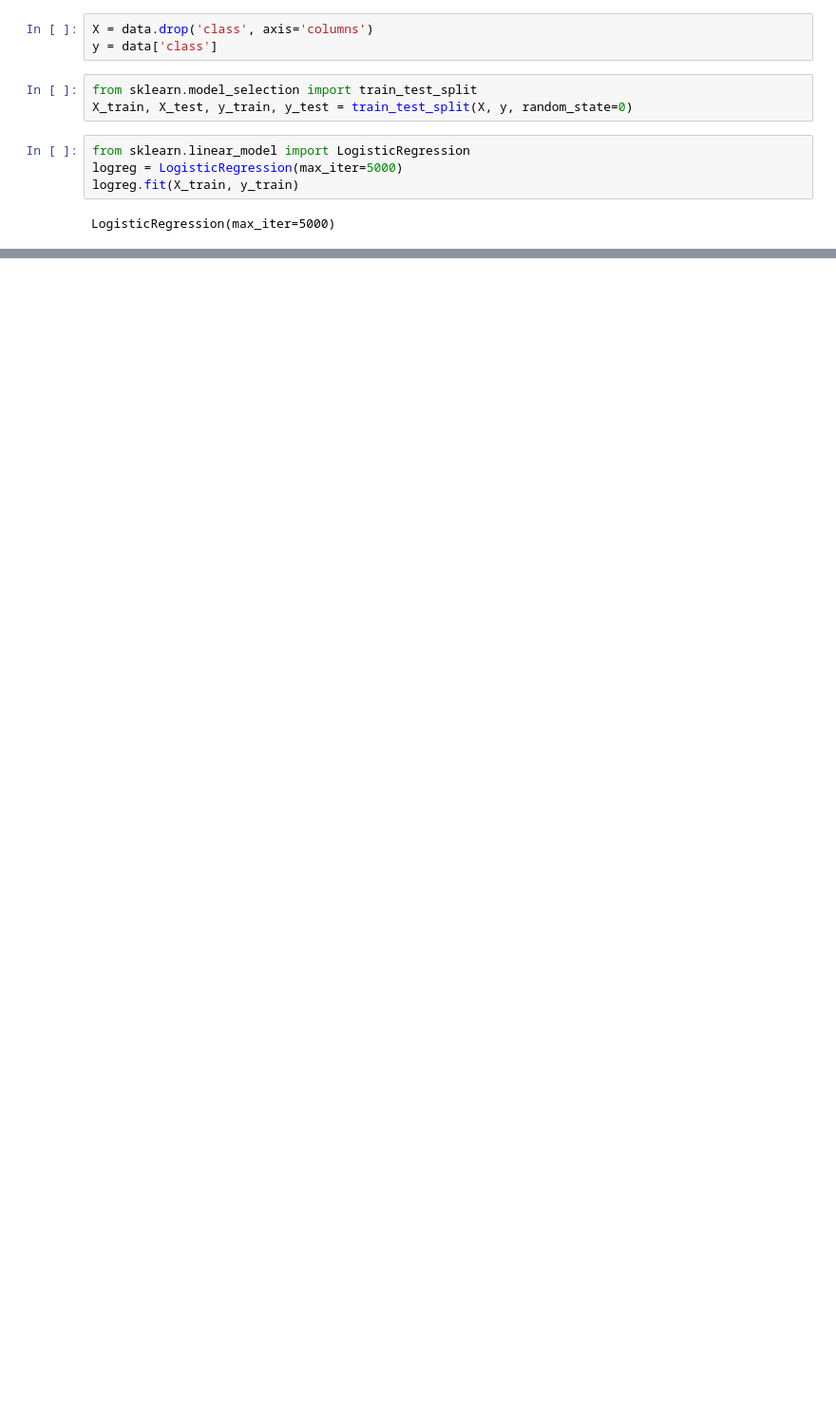
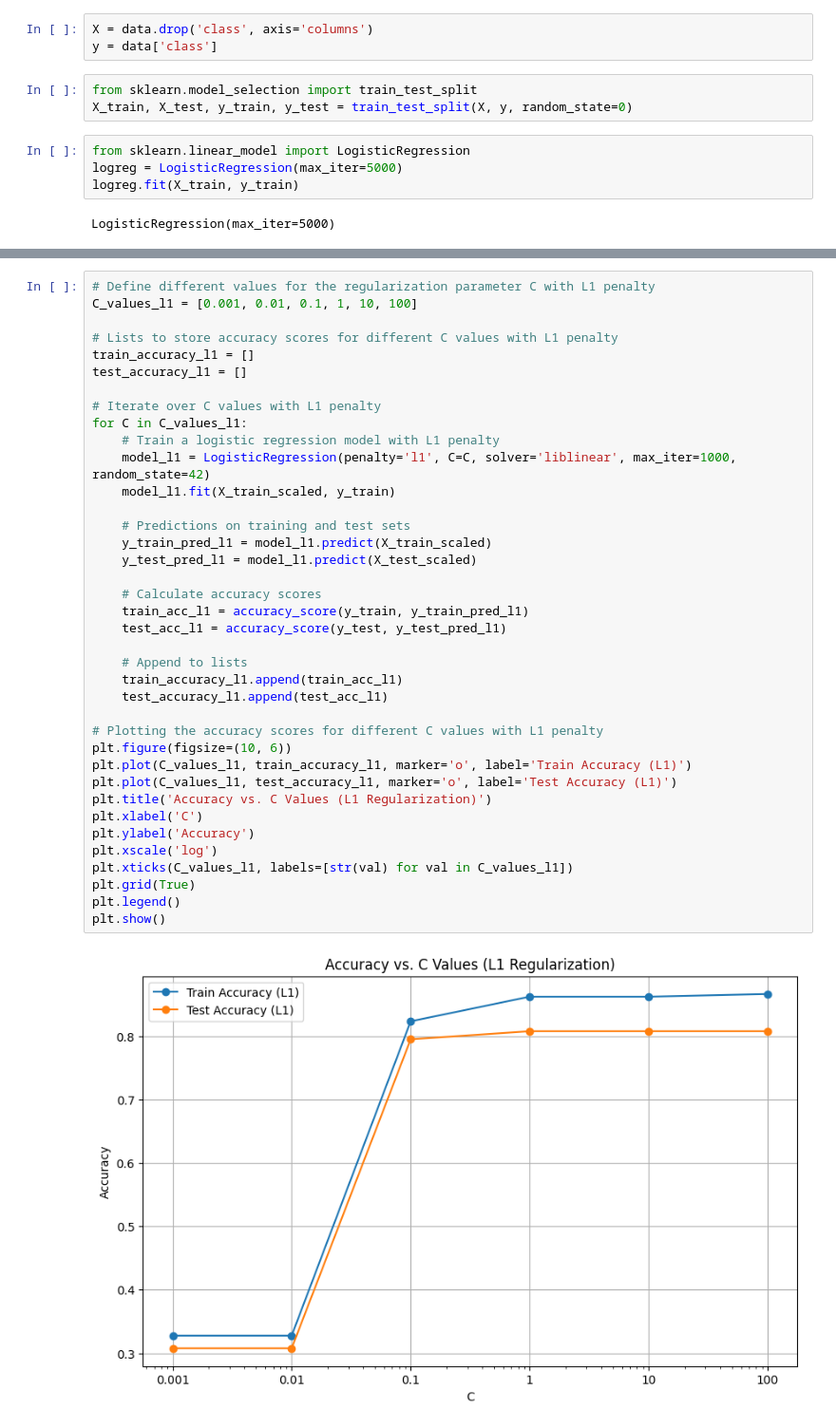
Before and after one commit to Nirmal-Adhikari-hub/AI_Introduction_sem1, a Jupyter notebook: problem_2.ipynb, the cells around one changed output, grey strips where cells are left out. Shown: that part at 95% size. Saved outputs shown, nothing was run; the diff lists cells and outputs as text; blank space fills up the shorter version.

```diff
--- a/problem_2.ipynb
+++ b/problem_2.ipynb
@@ -80,0 +176,40 @@ LogisticRegression(max_iter=5000)
+# %%
+# Define different values for the regularization parameter C with L1 penalty
+C_values_l1 = [0.001, 0.01, 0.1, 1, 10, 100]
+
+# Lists to store accuracy scores for different C values with L1 penalty
+train_accuracy_l1 = []
+test_accuracy_l1 = []
+
+# Iterate over C values with L1 penalty
+for C in C_values_l1:
+    # Train a logistic regression model with L1 penalty
+    model_l1 = LogisticRegression(penalty='l1', C=C, solver='liblinear', max_iter=1000, random_state=42)
+    model_l1.fit(X_train_scaled, y_train)
+
+    # Predictions on training and test sets
+    y_train_pred_l1 = model_l1.predict(X_train_scaled)
+    y_test_pred_l1 = model_l1.predict(X_test_scaled)
+
+    # Calculate accuracy scores
+    train_acc_l1 = accuracy_score(y_train, y_train_pred_l1)
+    test_acc_l1 = accuracy_score(y_test, y_test_pred_l1)
+
+    # Append to lists
+    train_accuracy_l1.append(train_acc_l1)
+    test_accuracy_l1.append(test_acc_l1)
+
+# Plotting the accuracy scores for different C values with L1 penalty
+plt.figure(figsize=(10, 6))
+plt.plot(C_values_l1, train_accuracy_l1, marker='o', label='Train Accuracy (L1)')
+plt.plot(C_values_l1, test_accuracy_l1, marker='o', label='Test Accuracy (L1)')
+plt.title('Accuracy vs. C Values (L1 Regularization)')
+plt.xlabel('C')
+plt.ylabel('Accuracy')
+plt.xscale('log')
+plt.xticks(C_values_l1, labels=[str(val) for val in C_values_l1])
+plt.grid(True)
+plt.legend()
+plt.show()
+# %% [output]
+[figure, added]
```
Also changed, not shown: parts of 19 cells of this notebook, 2 other files.
